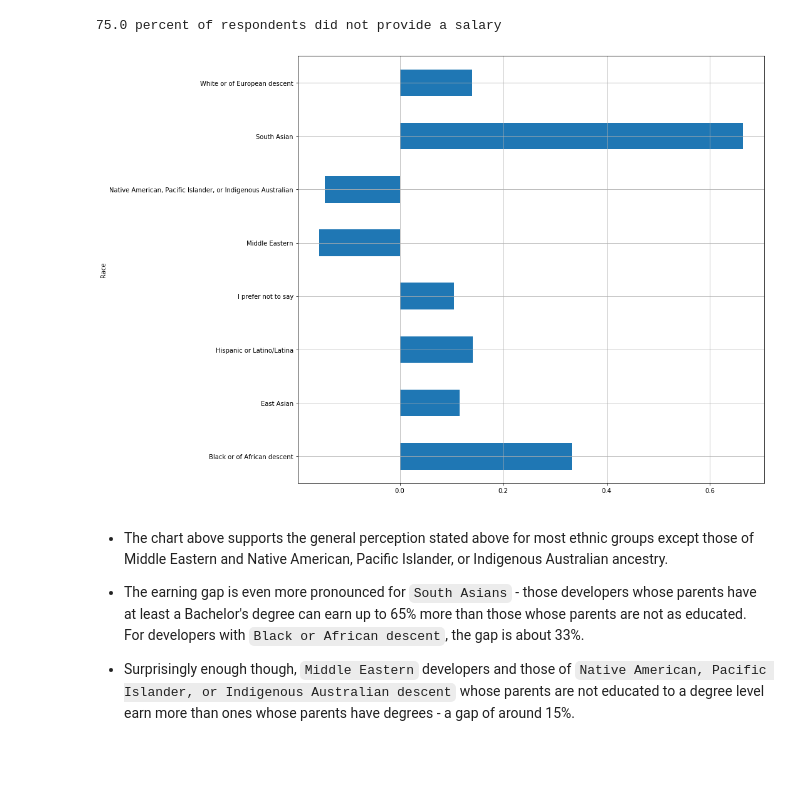
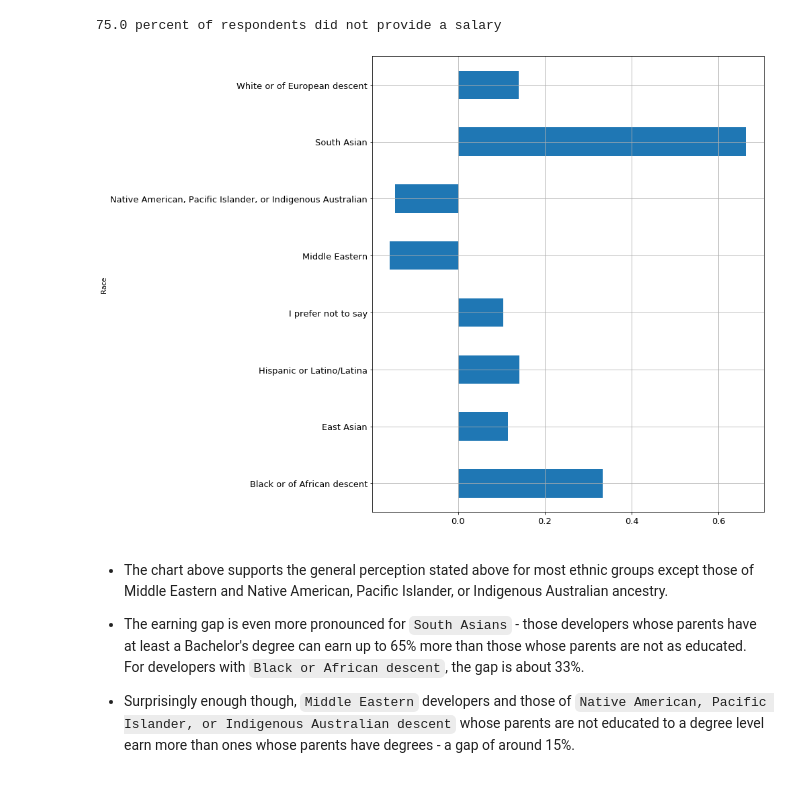
Before and after one commit to joshasgard/Diversity_Representation_In_Tech, a Jupyter notebook: EthnicDiversityRepresentationInTech.ipynb, the cells around one changed output. Saved outputs shown, nothing was run; the diff lists cells and outputs as text; code cells hidden in the pictures.

```diff
--- a/EthnicDiversityRepresentationInTech.ipynb
+++ b/EthnicDiversityRepresentationInTech.ipynb
@@ -239,18 +238,19 @@ no_null_salary_df = df_new.dropna(subset = ['Salary'])
 # %%
 par_ed_1  = df_new[df_new['HighestEducationParents'] == 1] #Subset of dataframe that are first generation degree holders
 par_ed_0 = df_new[df_new['HighestEducationParents'] == 0] #Subset of dataframe that are not first-generation degree holders
 
 ed_1_mean = par_ed_1.groupby('Race')['Salary'].mean() #Average Salary of first_generation degree holders
 ed_0_mean = par_ed_0.groupby('Race')['Salary'].mean() #Average Salary of non-first_generation degree holders
 
 differ_ed_mean = ed_0_mean - ed_1_mean #Earning gap/Difference in salary of first-generation degree holders and non-first generation degree holders
 perc_pay_gap = (differ_ed_mean/ed_1_mean) # Earning gap proportion
-perc_pay_gap.plot(kind = 'barh', figsize = (15,10), grid = True);
+perc_pay_gap.plot(kind = 'barh', figsize = (14,10), fontsize = 13, grid = True);
 plt.tight_layout()
+
 plt.savefig('Race_Par_Salary_prop.jpg')
 #plot title = 'Earning Gap if Parent\'s have a high degree and if they don\'t'
 # %% [output]
-[figure, old version]
+[figure, new version]
 # %% [markdown]
 - The chart above supports the general perception stated above for most ethnic groups except those of Middle Eastern and Native American, Pacific Islander, or Indigenous Australian ancestry.
 
```
Also changed, not shown: parts of 4 cells of this notebook.
